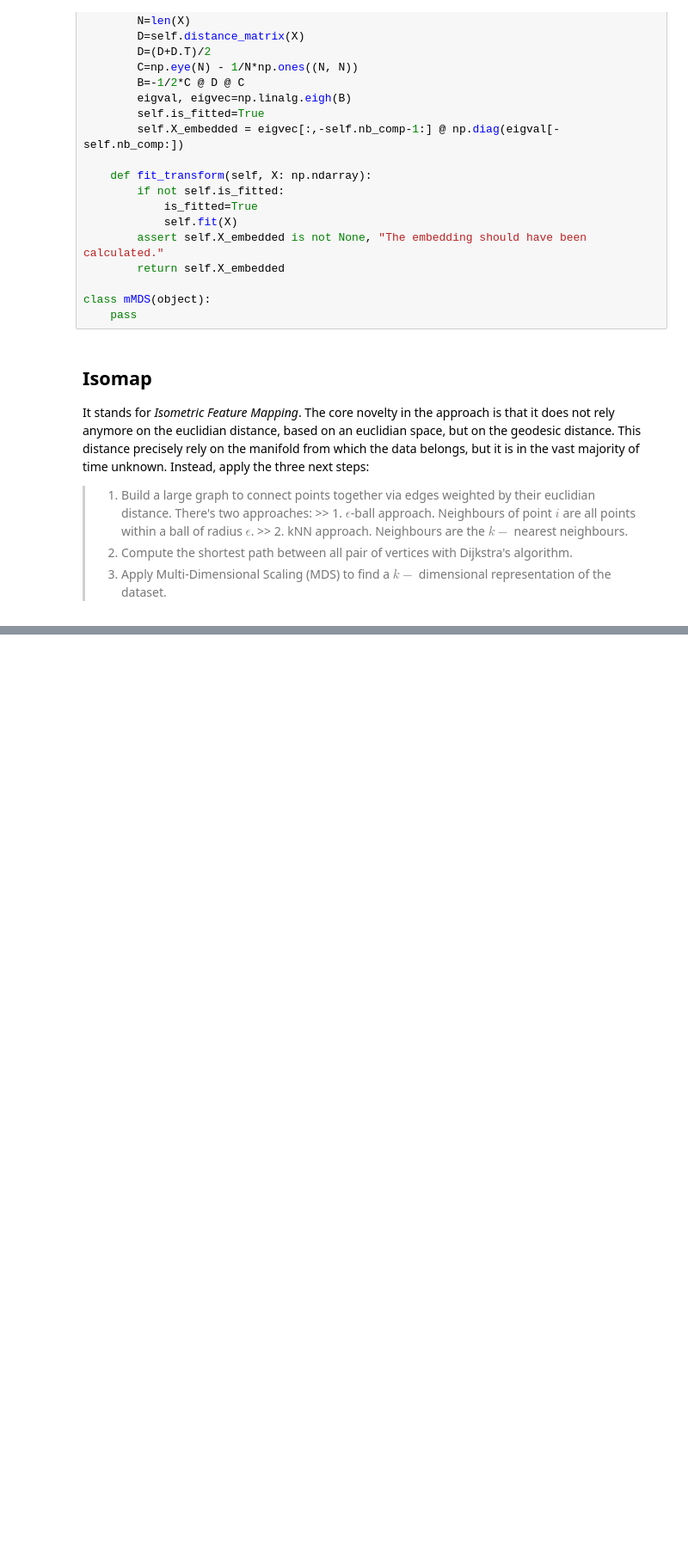
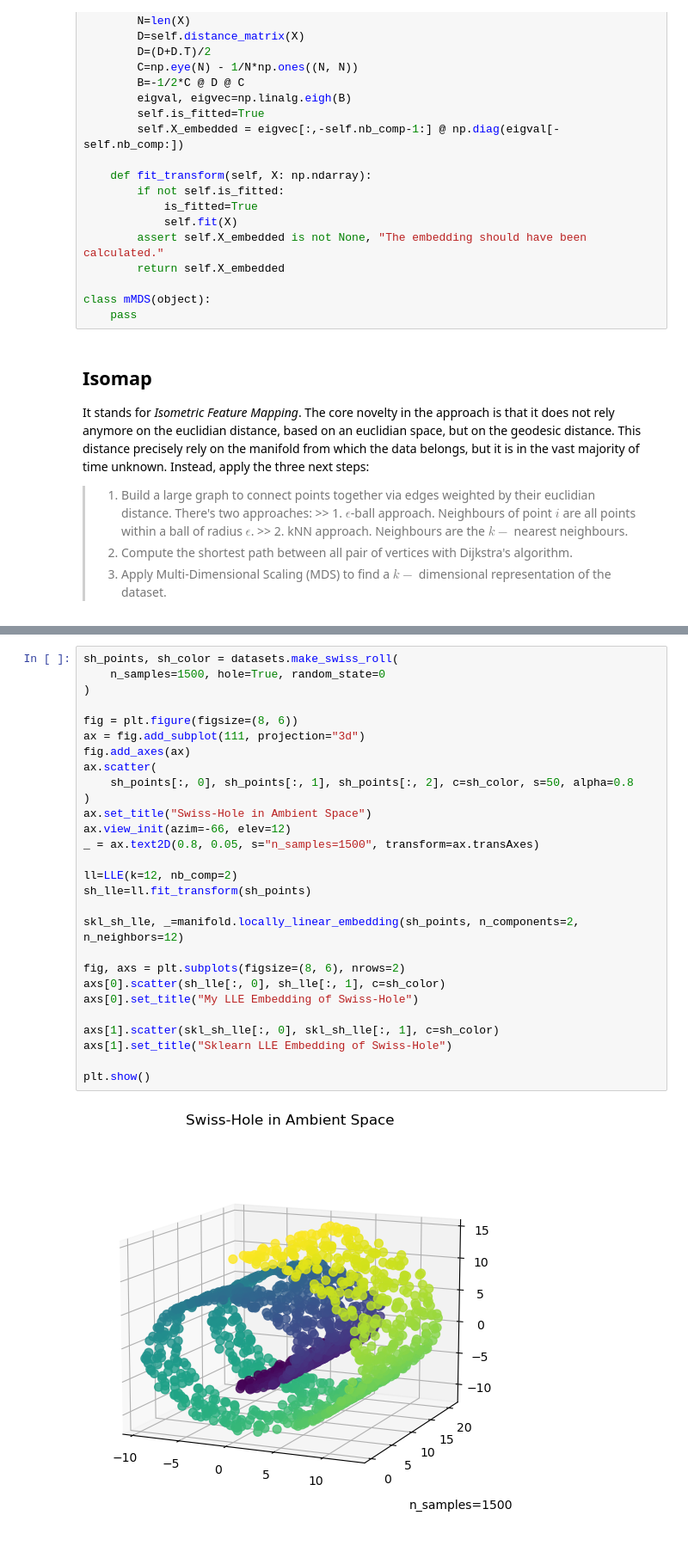
Before and after one commit to roomate/ML_from_scratch, a Jupyter notebook: dimension_reduction.ipynb, the cells around one changed output, grey strips where cells are left out. Shown at 86% size. Saved outputs shown, nothing was run; the diff lists cells and outputs as text; blank space fills up the shorter version.

```diff
--- a/dimension_reduction.ipynb
+++ b/dimension_reduction.ipynb
@@ -857,0 +902,30 @@ class LLE(object):
+# %%
+sh_points, sh_color = datasets.make_swiss_roll(
+    n_samples=1500, hole=True, random_state=0
+)
+
+fig = plt.figure(figsize=(8, 6))
+ax = fig.add_subplot(111, projection="3d")
+fig.add_axes(ax)
+ax.scatter(
+    sh_points[:, 0], sh_points[:, 1], sh_points[:, 2], c=sh_color, s=50, alpha=0.8
+)
+ax.set_title("Swiss-Hole in Ambient Space")
+ax.view_init(azim=-66, elev=12)
+_ = ax.text2D(0.8, 0.05, s="n_samples=1500", transform=ax.transAxes)
+
+ll=LLE(k=12, nb_comp=2)
+sh_lle=ll.fit_transform(sh_points)
+
+skl_sh_lle, _=manifold.locally_linear_embedding(sh_points, n_components=2, n_neighbors=12)
+
+fig, axs = plt.subplots(figsize=(8, 6), nrows=2)
+axs[0].scatter(sh_lle[:, 0], sh_lle[:, 1], c=sh_color)
+axs[0].set_title("My LLE Embedding of Swiss-Hole")
+
+axs[1].scatter(skl_sh_lle[:, 0], skl_sh_lle[:, 1], c=sh_color)
+axs[1].set_title("Sklearn LLE Embedding of Swiss-Hole")
+
+plt.show()
+# %% [output]
+[figure, added]
```
Also changed, not shown: parts of 7 cells of this notebook.
